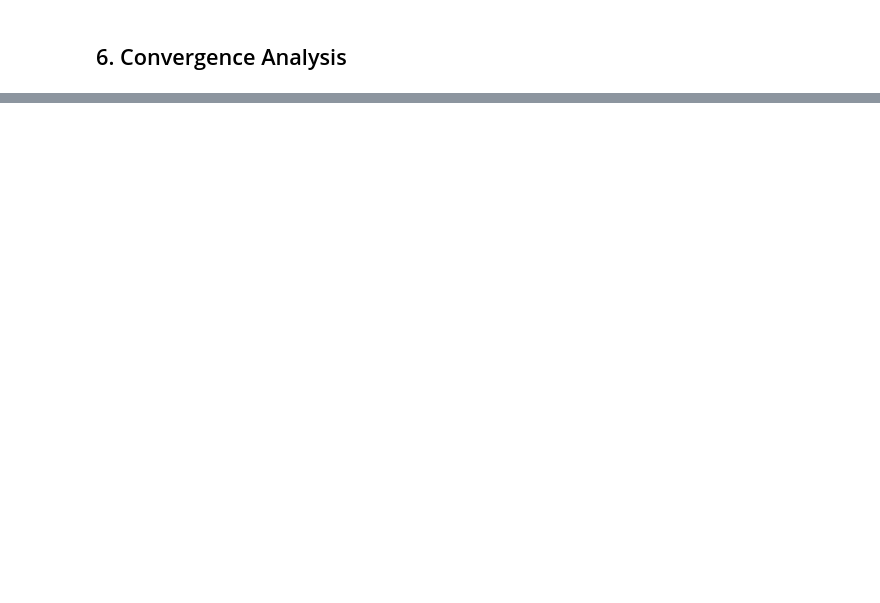
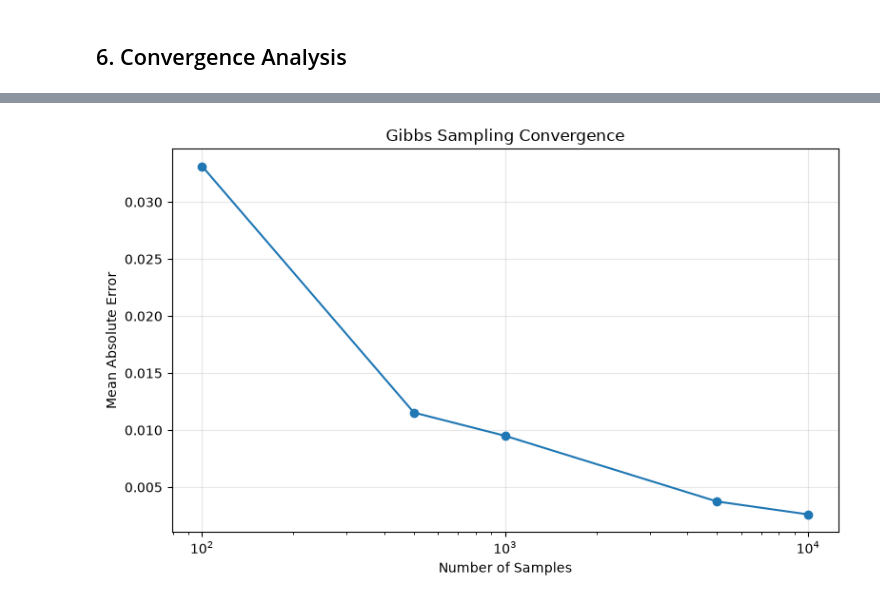
Before and after one commit to ijding/CSE150A_250A_FA_26_Project, a Jupyter notebook: approximate_inference.ipynb, the cells around one changed output, grey strips where cells are left out. Drawn from its saved outputs; the diff is of its cells as text; code cells hidden in the pictures; blank space fills up the shorter version.

```diff
--- a/approximate_inference.ipynb
+++ b/approximate_inference.ipynb
@@ -456,0 +543,10 @@ for query_spec in convergence_queries:
+# %%
+convergence_summary = convergence_results.groupby(
+    "n_samples"
+).agg(
+    mean_absolute_error=("absolute_error", "mean"),
+    max_absolute_error=("absolute_error", "max"),
+    mean_runtime=("runtime", "mean")
+).reset_index()
+
+convergence_summary
@@ -456,0 +560,23 @@ for query_spec in convergence_queries:
+# %%
+plt.figure(figsize=(8, 5))
+
+plt.plot(
+    convergence_summary["n_samples"],
+    convergence_summary["mean_absolute_error"],
+    marker="o"
+)
+
+plt.xscale("log")
+plt.xlabel("Number of Samples")
+plt.ylabel("Mean Absolute Error")
+plt.title("Gibbs Sampling Convergence")
+plt.grid(True, alpha=0.3)
+plt.tight_layout()
+plt.savefig(
+    output_dir / "gibbs_convergence.png",
+    dpi=300,
+    bbox_inches="tight"
+)
+plt.show()
+# %% [output]
+[figure, added]
```
Also changed, not shown: parts of 16 cells of this notebook, 9 other files.
